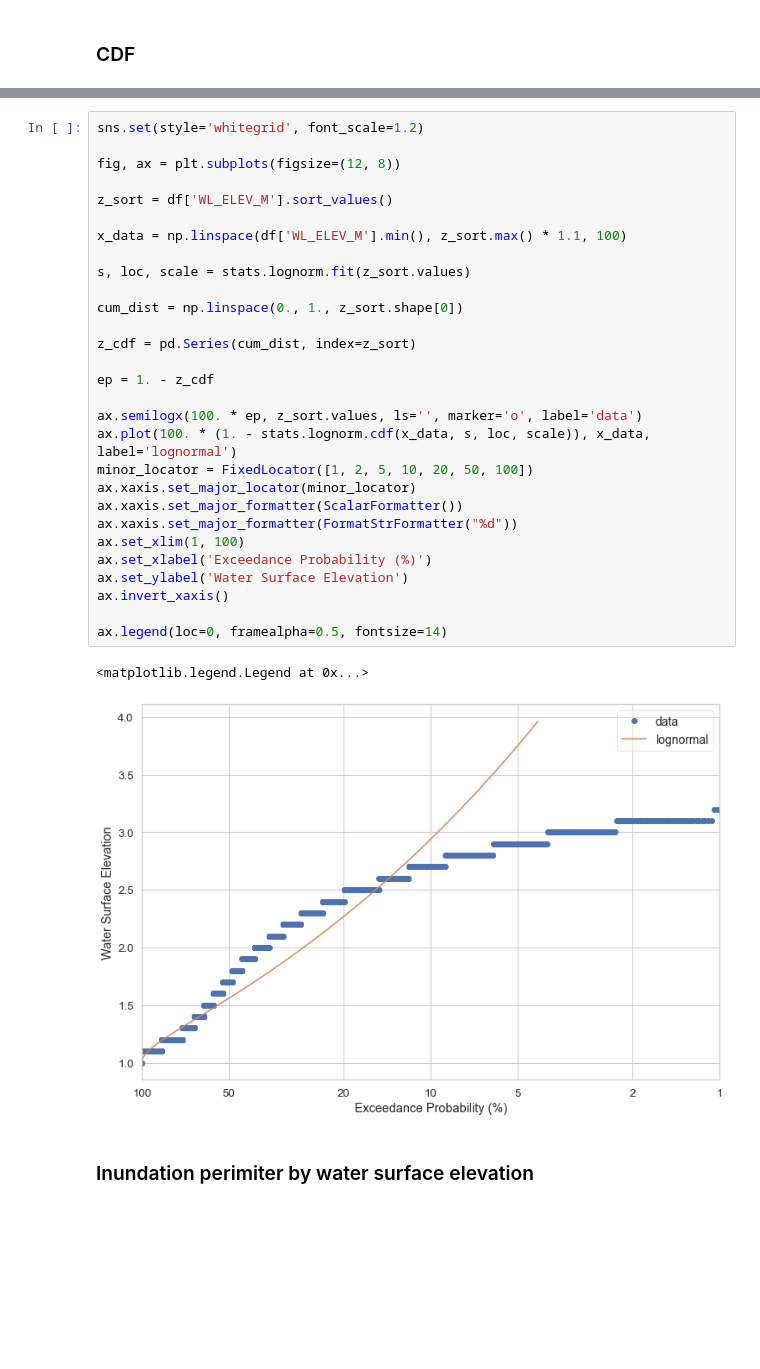
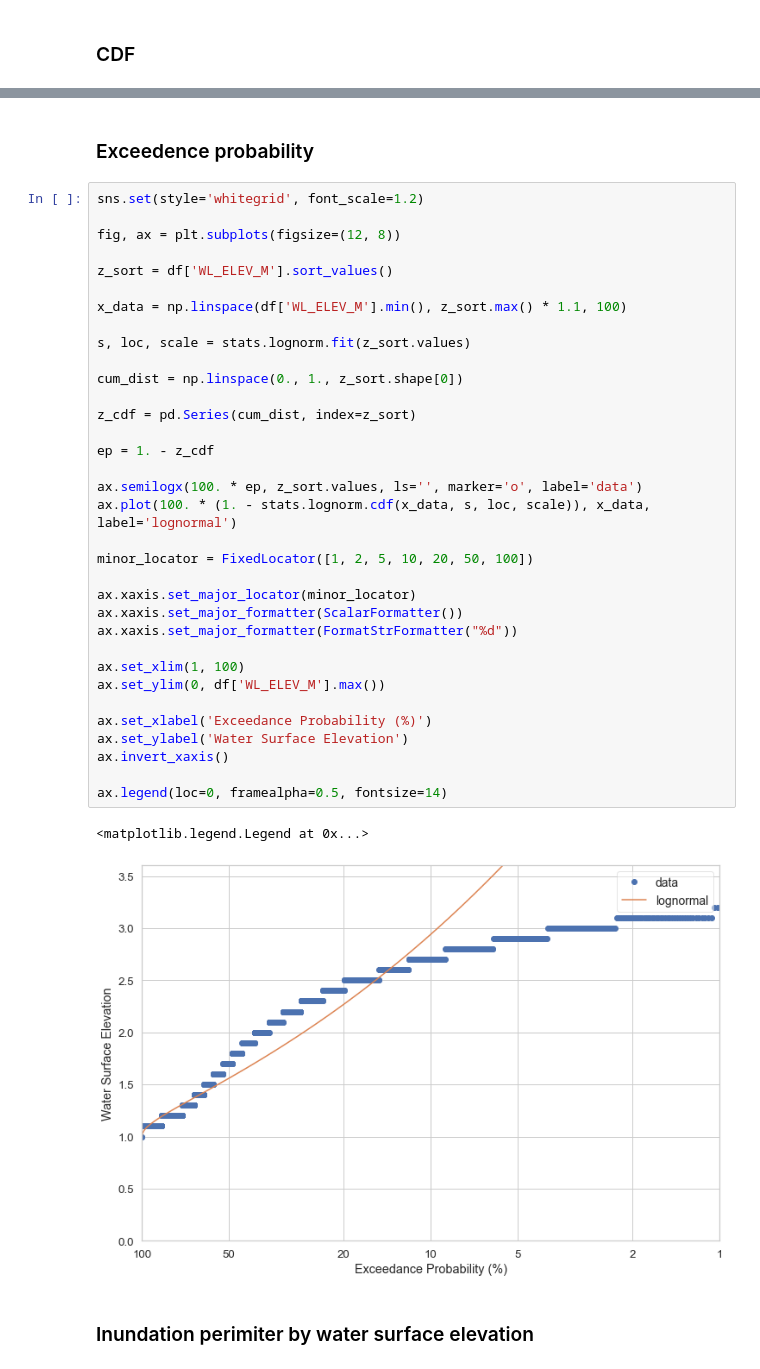
Before and after one commit to crvernon/atiim, a Jupyter notebook: noteboooks/quickstarter.ipynb, the cells around one changed output, grey strips where cells are left out. Drawn from its saved outputs; the diff is of its cells as text; blank space fills up the shorter version.

```diff
--- a/noteboooks/quickstarter.ipynb
+++ b/noteboooks/quickstarter.ipynb
@@ -389,35 +391,42 @@ gx = plt.xlim(xmin=x_data.min(), xmax=df['WL_ELEV_M'].max())
+# %% [markdown]
+### Exceedence probability
 # %%
 sns.set(style='whitegrid', font_scale=1.2)
 
 fig, ax = plt.subplots(figsize=(12, 8))
 
 z_sort = df['WL_ELEV_M'].sort_values()
 
 x_data = np.linspace(df['WL_ELEV_M'].min(), z_sort.max() * 1.1, 100)
 
 s, loc, scale = stats.lognorm.fit(z_sort.values)
 
 cum_dist = np.linspace(0., 1., z_sort.shape[0])
 
 z_cdf = pd.Series(cum_dist, index=z_sort)
 
 ep = 1. - z_cdf
 
 ax.semilogx(100. * ep, z_sort.values, ls='', marker='o', label='data')
 ax.plot(100. * (1. - stats.lognorm.cdf(x_data, s, loc, scale)), x_data, label='lognormal')
+
 minor_locator = FixedLocator([1, 2, 5, 10, 20, 50, 100])
+
 ax.xaxis.set_major_locator(minor_locator)
 ax.xaxis.set_major_formatter(ScalarFormatter())
 ax.xaxis.set_major_formatter(FormatStrFormatter("%d"))
+
 ax.set_xlim(1, 100)
+ax.set_ylim(0, df['WL_ELEV_M'].max())
+
 ax.set_xlabel('Exceedance Probability (%)')
 ax.set_ylabel('Water Surface Elevation')
 ax.invert_xaxis()
 
 ax.legend(loc=0, framealpha=0.5, fontsize=14)
 # %% [output]
 <matplotlib.legend.Legend at 0x...>
-[figure, old version]
+[figure, new version]
 # %% [markdown]
 ### Inundation perimiter by water surface elevation
 # %%
```
Also changed, not shown: parts of 4 cells of this notebook, 3 other files.
